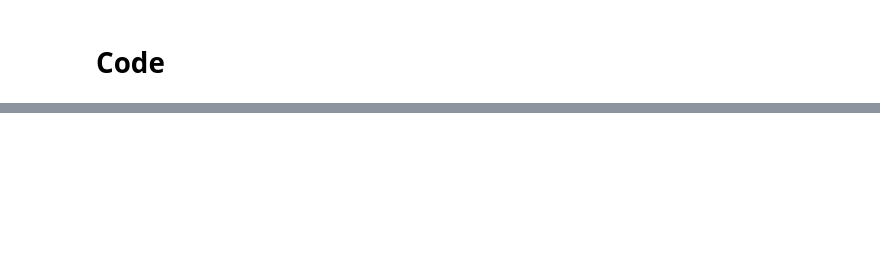
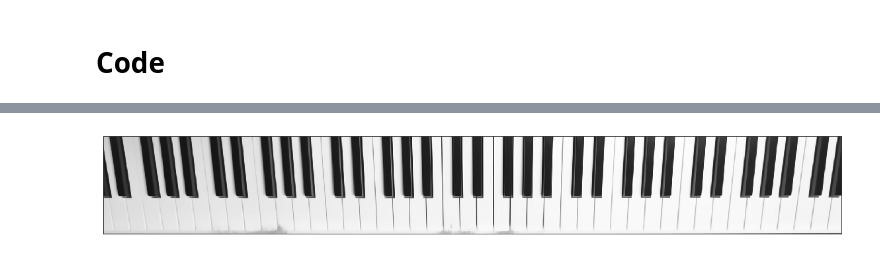
Before and after one commit to rafaeltoyo/piano-lindinho, a Jupyter notebook: src/notebook/homography.ipynb, the cells around one changed output, grey strips where cells are left out. Saved outputs shown, nothing was run; the diff lists cells and outputs as text; code cells hidden in the pictures; blank space fills up the shorter version.

```diff
--- a/src/notebook/homography.ipynb
+++ b/src/notebook/homography.ipynb
@@ -14,7 +14,7 @@ import scipy.stats as stats
 import math
 # %%
 def image_plot(img):
-    fig, axes = plt.subplots(1, 1, figsize=(15, 6), sharex=True, sharey=True)
+    fig, axes = plt.subplots(1, 1, figsize=(20, 6), sharex=True, sharey=True)
     axes.imshow(img)
     plt.xticks([]), plt.yticks([])
     plt.show()
@@ -79,0 +31,93 @@ D#
+# %%
+resource = ResourceLoader("flamingo")
+kbHandler = KeyboardHandler(resource)
+image = kbHandler.keyboard.cropped
+
+
+gsimg = cv2.cvtColor(image, cv2.COLOR_BGR2GRAY)
+(h, w) = gsimg.shape
+
+# Tunning Otsu method: create a buffer with black pixels
+buffer = np.zeros((2 * h, w)).astype('uint8')
+buffer[:h, :] = gsimg
+
+# Thresholding with Otsu method
+ret, thresh = cv2.threshold(buffer, 0, 255, cv2.THRESH_BINARY + cv2.THRESH_OTSU)
+thresh = thresh[:h, :]
+
+image_plot(image)
+image_plot(cv2.cvtColor(buffer, cv2.COLOR_GRAY2BGR))
+image_plot(cv2.cvtColor(thresh, cv2.COLOR_GRAY2BGR))
+
+thresh = 255 - thresh
+image_plot(cv2.cvtColor(thresh, cv2.COLOR_GRAY2BGR))
+
+# Creating a kernel for Morphological Transformations
+kernel_size = min(int(image.shape[1] * 0.005), 3)
+kernel = cv2.getStructuringElement(cv2.MORPH_ELLIPSE, (kernel_size, kernel_size))
+
+# Closing roles inside keys
+thresh = cv2.morphologyEx(thresh, cv2.MORPH_CLOSE, kernel)
+image_plot(cv2.cvtColor(thresh, cv2.COLOR_GRAY2BGR))
+
+# Denoising
+thresh = cv2.morphologyEx(thresh, cv2.MORPH_OPEN, kernel)
+image_plot(cv2.cvtColor(thresh, cv2.COLOR_GRAY2BGR))
+
+vlimit = keyboardHorizontalDivision(thresh)
+mask = cv2.cvtColor(thresh, cv2.COLOR_GRAY2BGR)
+cv2.line(mask, (0, vlimit), (w-1, vlimit), (0, 0, 255), 3)
+image_plot(mask)
+
+thresh[vlimit:] = 0
+image_plot(cv2.cvtColor(thresh, cv2.COLOR_GRAY2BGR))
+
+contours, _ = cv2.findContours(thresh, cv2.RETR_TREE, cv2.CHAIN_APPROX_SIMPLE)
+
+median_area = np.median(np.array([cv2.contourArea(cnt) for cnt in contours]))
+
+rectangles = cv2.cvtColor(thresh, cv2.COLOR_GRAY2BGR)
+rectangles_valid = cv2.cvtColor(thresh, cv2.COLOR_GRAY2BGR)
+rectangles_quero = cv2.cvtColor(thresh, cv2.COLOR_GRAY2BGR)
+masking = np.zeros(thresh.shape).astype('uint8')
+
+for cnt in contours:
+    # Fit a rectangle on the blob
+    rect = cv2.minAreaRect(cnt)
+    box = np.intp(cv2.boxPoints(rect))
+
+    # --
+    cv2.fillPoly(rectangles, [box], 255)
+
+    # Ignore small blobs
+    blob_area = cv2.contourArea(box)
+    if median_area > blob_area and (median_area - blob_area) / median_area > 0.1:
+        continue
+    cv2.fillPoly(rectangles_valid, [box], 255)
+
+    # Create a mask of the blob with original image shape
+    blob = np.zeros(thresh.shape).astype(int)
+    cv2.fillPoly(blob, [cnt], 1)
+
+    # Create a mask of the rectangle with original image shape
+    rect = np.zeros(thresh.shape).astype(int)
+    cv2.fillPoly(rect, [box], 1)
+
+    # Compute a error based in difference between blob mask and rectangle mask
+    error = float((rect * (1 - blob)).sum())
+
+    # Ignore wrong rectangles
+    if error / blob.sum() > 0.5:
+        continue
+    cv2.fillPoly(rectangles_quero, [box], 255)
+    cv2.fillPoly(masking, [box], 255)
+
+image_plot(rectangles)
+image_plot(rectangles_valid)
+image_plot(rectangles_quero)
+image_plot(cv2.cvtColor(masking, cv2.COLOR_GRAY2BGR))
+image_plot(kbHandler.keyboard.mask.thresh)
+
+image_plot(cv2.cvtColor(kbHandler.keyboard.mask.createMask(visual=True), cv2.COLOR_GRAY2BGR))
+# %% [output]
+[figure, added]
```
Also changed, not shown: parts of 4 cells of this notebook, 2 other files.
